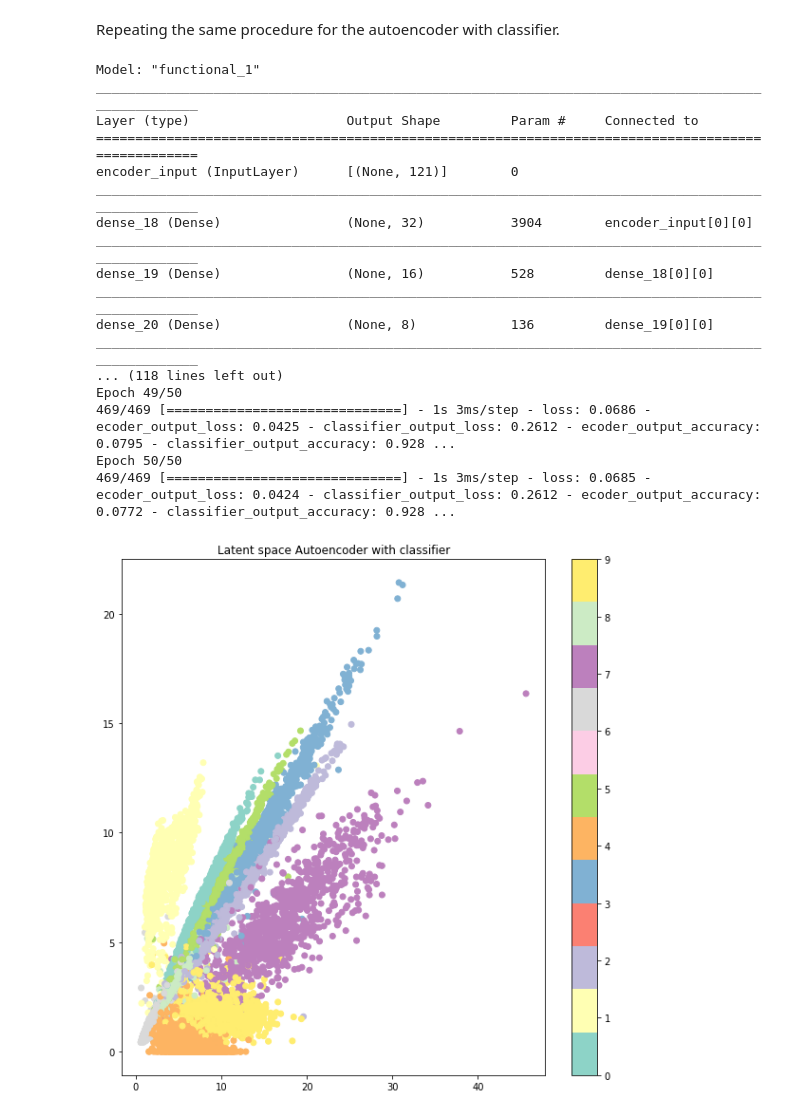
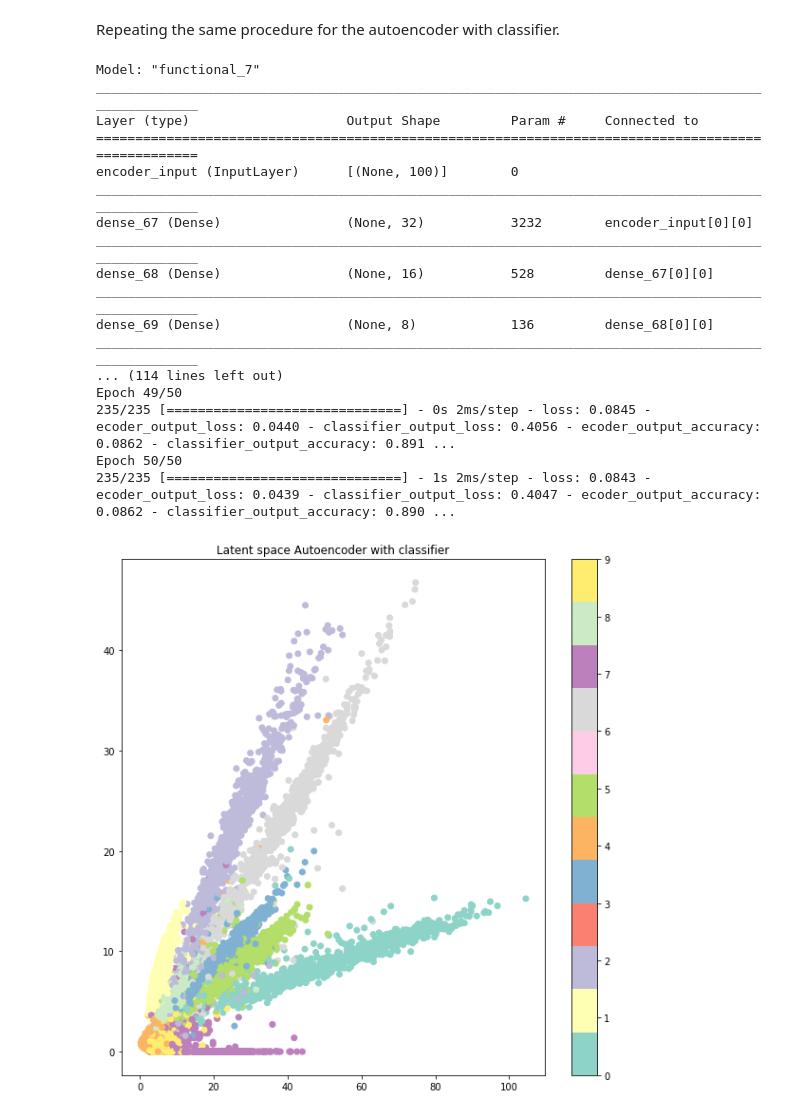
Before and after one commit to LorenzoValente3/Autoencoder-for-FPGA, a Jupyter notebook: AE.ipynb, the cells around one changed output. Saved outputs shown, nothing was run; the diff lists cells and outputs as text; code cells hidden in the pictures.

```diff
--- a/AE.ipynb
+++ b/AE.ipynb
@@ -49,11 +49,11 @@ plt.show()
 # %%
 import MNIST_dataset as mnist
 
-data_zoom = mnist.MNISTData(zoom_factor=2/5)
+data_zoom = mnist.MNISTData(zoom_factor=5/14)
 test = data_zoom.x_test
 print(test.shape)
 ax = plt.subplot()
 ax.get_xaxis().set_visible(False)
 ax.get_yaxis().set_visible(False)
-plt.imshow(test[0].reshape(11,11))#, cmap='gray_r')
+plt.imshow(test[0].reshape(10,10))#, cmap='gray_r')
 # %% [output]
@@ -80,7 +80,7 @@ n = 10
 plt.figure(figsize=(20, 2))
 for i in range(1, n + 1):
     ax = plt.subplot(1, n, i)
-    plt.imshow(x_test_noisy[i].reshape(14, 14))
+    plt.imshow(x_test_noisy[i].reshape(10, 10))
     plt.gray()
     ax.get_xaxis().set_visible(False)
     ax.get_yaxis().set_visible(False)
@@ -138,15 +138,15 @@ class Autoencoder:
         self.decoder = Dense(8, activation='relu')(self.encoder)
         self.decoder = Dense(16,activation='relu')(self.decoder)
         self.decoder = Dense(32,activation='relu')(self.decoder)
-        self.decoder = Dense(121,activation='sigmoid', name='ecoder_output')(self.decoder)
+        self.decoder = Dense(self.input_shape[0],activation='sigmoid', name='ecoder_output')(self.decoder)
 
     def build_classifier(self):
         """ Building the classifier architecture."""
         if self.encoder is None:
             raise RuntimeError("The encoder has to be built before you can build the classifier!")
-        self.latent_classifier = Dense(8, activation='relu')(self.encoder)
-        self.latent_classifier = Dense(16, activation='relu')(self.latent_classifier)
-        self.latent_classifier = Dense(32, activation='relu')(self.latent_classifier)
+        #self.latent_classifier = Dense(8, activation='relu')(self.encoder)
+        #self.latent_classifier = Dense(16, activation='relu')(self.latent_classifier)
+        self.latent_classifier = Dense(32, activation='relu')(self.encoder)
 
 
 
@@ -250,13 +250,13 @@ class Autoencoder:
             for i in range(n):
                 # Display original MNIST
                 ax = plt.subplot(2, n, i + 1)
-                plt.imshow(self.x_test[i].reshape(11,11), cmap='gray_r')
+                plt.imshow(self.x_test[i].reshape(10,10), cmap='gray_r')
                 ax.get_xaxis().set_visible(False)
                 ax.get_yaxis().set_visible(False)
 
                 # Display reconstructed MNIST
                 ax = plt.subplot(2, n, i + n + 1)
-                plt.imshow(reco_imgs[i].reshape(11,11), cmap='gray_r')
+                plt.imshow(reco_imgs[i].reshape(10,10), cmap='gray_r')
                 ax.get_xaxis().set_visible(False)
                 ax.get_yaxis().set_visible(False)
             plt.savefig('./images/AE/reconstructed images.png')
@@ -300,28 +300,28 @@ Repeating the same procedure for the autoencoder with classifier.
 # %%
 network_with_classifier = Autoencoder(data_zoom)
 network_with_classifier.build_encoder()
 network_with_classifier.build_decoder()
 network_with_classifier.build_classifier()
 network_with_classifier.build_autoencoder(use_latent_classifier=True)
-network_with_classifier.fit_data( batch_size=128 ,epochs=50, use_latent_classifier=True)
+network_with_classifier.fit_data( batch_size=256,epochs=50, use_latent_classifier=True)
 network_with_classifier.plot_latent_dimension("Autoencoder with classifier")
 network_with_classifier.plot_score("Autoencoder with classifier")
 # %% [output]
-Model: "functional_1"
+Model: "functional_7"
 __________________________________________________________________________________________________
 Layer (type)                    Output Shape         Param #     Connected to
 ==================================================================================================
-encoder_input (InputLayer)      [(None, 121)]        0
+encoder_input (InputLayer)      [(None, 100)]        0
 __________________________________________________________________________________________________
-dense_18 (Dense)                (None, 32)           3904        encoder_input[0][0]
+dense_67 (Dense)                (None, 32)           3232        encoder_input[0][0]
 __________________________________________________________________________________________________
-dense_19 (Dense)                (None, 16)           528         dense_18[0][0]
+dense_68 (Dense)                (None, 16)           528         dense_67[0][0]
 __________________________________________________________________________________________________
-dense_20 (Dense)                (None, 8)            136         dense_19[0][0]
+dense_69 (Dense)                (None, 8)            136         dense_68[0][0]
 __________________________________________________________________________________________________
-... (118 lines left out)
+... (114 lines left out)
 Epoch 49/50
-469/469 [==============================] - 1s 3ms/step - loss: 0.0686 - ecoder_output_loss: 0.0425 - classifier_output_loss: 0.2612 - ecoder_output_accuracy: 0.0795 - classifier_output_accuracy: 0.928 ...
+235/235 [==============================] - 0s 2ms/step - loss: 0.0845 - ecoder_output_loss: 0.0440 - classifier_output_loss: 0.4056 - ecoder_output_accuracy: 0.0862 - classifier_output_accuracy: 0.891 ...
 Epoch 50/50
-469/469 [==============================] - 1s 3ms/step - loss: 0.0685 - ecoder_output_loss: 0.0424 - classifier_output_loss: 0.2612 - ecoder_output_accuracy: 0.0772 - classifier_output_accuracy: 0.928 ...
+235/235 [==============================] - 1s 2ms/step - loss: 0.0843 - ecoder_output_loss: 0.0439 - classifier_output_loss: 0.4047 - ecoder_output_accuracy: 0.0862 - classifier_output_accuracy: 0.890 ...
-[figure, old version]
+[figure, new version]
```
Also changed, not shown: parts of 4 cells of this notebook, 11 other files.
